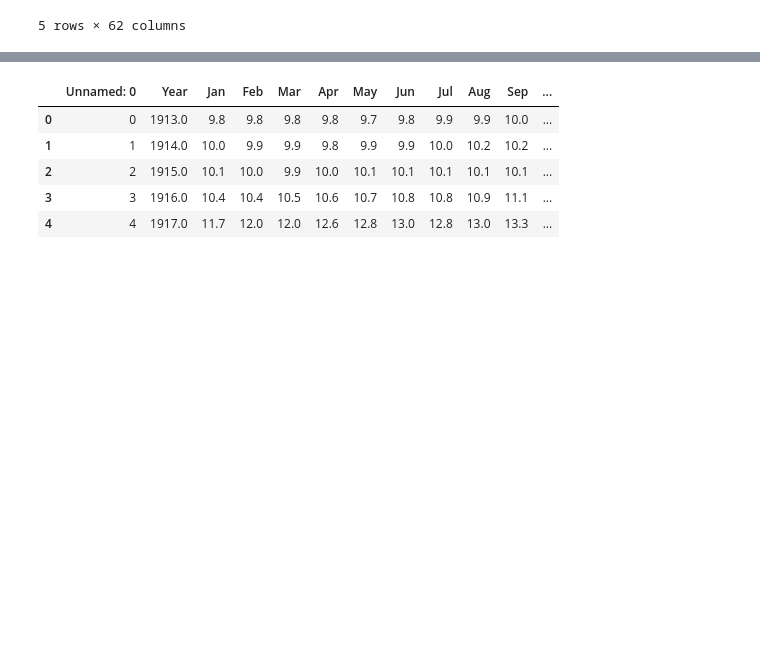
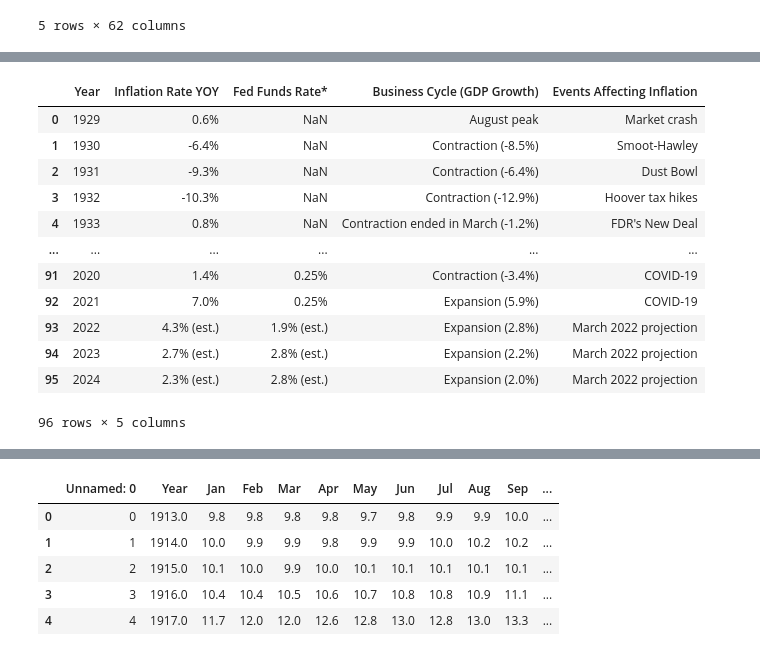
Before and after one commit to eperez3181/Project_two, a Jupyter notebook: Project_2_Pnadas_etl.ipynb, the cells around one changed output, grey strips where cells are left out. Cells and saved outputs as stored; diff of their text form; code cells hidden in the pictures; blank space fills up the shorter version.

```diff
--- a/Project_2_Pnadas_etl.ipynb
+++ b/Project_2_Pnadas_etl.ipynb
@@ -27,0 +63,5 @@ Deflator_df.head()
+# %%
+url = 'https://www.thebalance.com/u-s-inflation-rate-history-by-year-and-forecast-3306093'
+# %%
+tables = pd.read_html(url)
+tables
@@ -27,0 +86,17 @@ Deflator_df.head()
+# %%
+inf_rate_hist_df= tables[0]
+inf_rate_hist_df
+# %% [output]
+|  | Year | Inflation Rate YOY | Fed Funds Rate* | Business Cycle (GDP Growth) | Events Affecting Inflation |
+| 0 | 1929 | 0.6% | NaN | August peak | Market crash |
+| 1 | 1930 | -6.4% | NaN | Contraction (-8.5%) | Smoot-Hawley |
+| 2 | 1931 | -9.3% | NaN | Contraction (-6.4%) | Dust Bowl |
+| 3 | 1932 | -10.3% | NaN | Contraction (-12.9%) | Hoover tax hikes |
+| 4 | 1933 | 0.8% | NaN | Contraction ended in March (-1.2%) | FDR's New Deal |
+| ... | ... | ... | ... | ... | ... |
+| 91 | 2020 | 1.4% | 0.25% | Contraction (-3.4%) | COVID-19 |
+| 92 | 2021 | 7.0% | 0.25% | Expansion (5.9%) | COVID-19 |
+| 93 | 2022 | 4.3% (est.) | 1.9% (est.) | Expansion (2.8%) | March 2022 projection |
+| 94 | 2023 | 2.7% (est.) | 2.8% (est.) | Expansion (2.2%) | March 2022 projection |
+| 95 | 2024 | 2.3% (est.) | 2.8% (est.) | Expansion (2.0%) | March 2022 projection |
+96 rows × 5 columns
```
Also changed, not shown: parts of 17 cells of this notebook.
